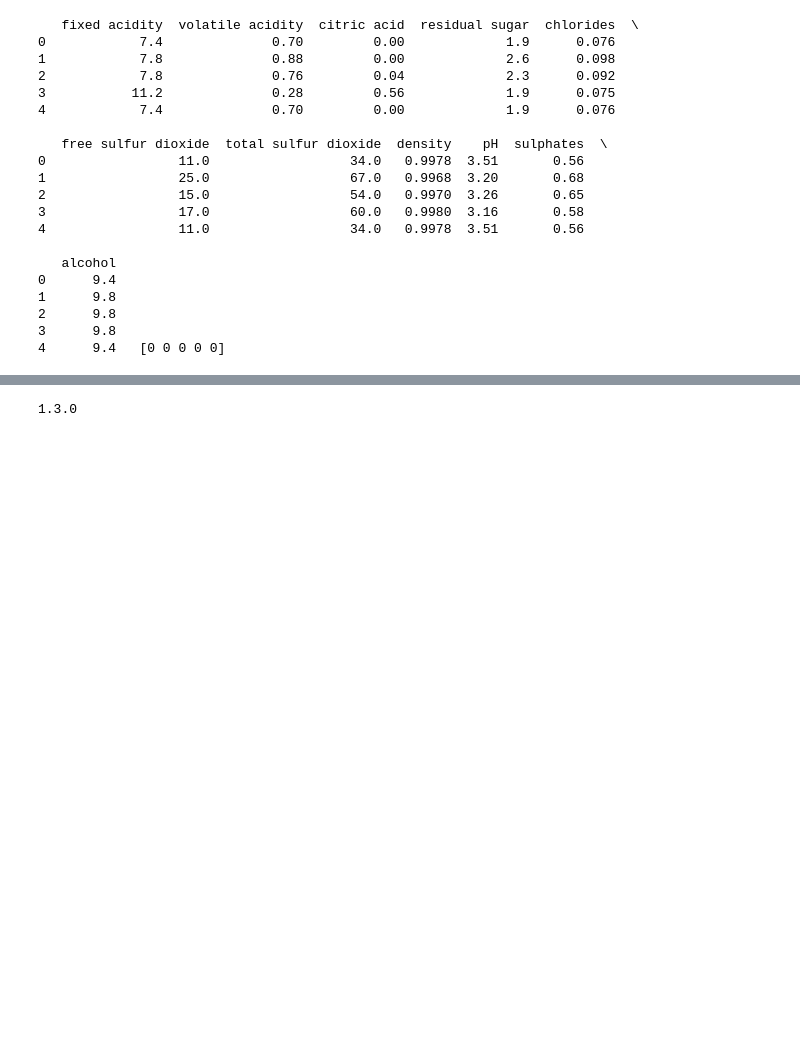
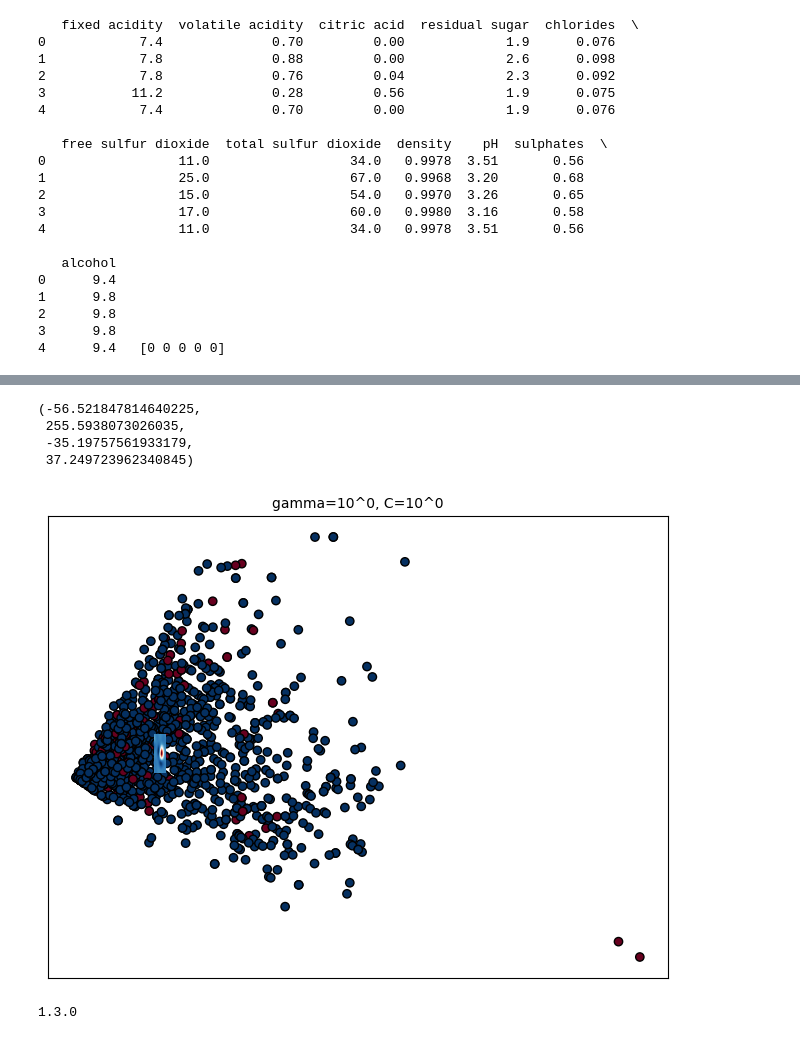
Before and after one commit to sawa25/2Y_ML_project8, a Jupyter notebook: miniproject8.ipynb, the cells around one changed output, grey strips where cells are left out. Cells and saved outputs as stored; diff of their text form; code cells hidden in the pictures; blank space fills up the shorter version.

```diff
--- a/miniproject8.ipynb
+++ b/miniproject8.ipynb
@@ -350 +429,25 @@ ValueError: X has 2 features, but SVC is expecting 11 features as input.
+# %%
+plt.figure(figsize=(8, 6))
+C=1
+gamma=1
+clf = SVC(C=C, gamma=gamma)
+clf.fit(X_pca, y)
+Z = clf.decision_function(np.c_[xx.ravel(), yy.ravel()])
+Z = Z.reshape(xx.shape)
+# визуализируем функцию принятия решения для этих параметров
+# plt.subplot(len(C_2d_range), len(gamma_2d_range), k + 1)
+plt.title("gamma=10^%d, C=10^%d" % (np.log10(gamma), np.log10(C)), size="medium")
+
+# визуализируем влияние параметра на функцию принятия решения
+plt.scatter(X_pca[:, 0], X_pca[:, 1], c=y, cmap=plt.cm.RdBu_r, edgecolors="k")
+plt.pcolormesh(xx, yy, -Z, cmap=plt.cm.RdBu)
+plt.xticks(())
+plt.yticks(())
+plt.axis("tight")
+# %% [output]
+(-56.521847814640225,
+ 255.5938073026035,
+ -35.19757561933179,
+ 37.249723962340845)
+[figure, added]
 # %%
```
Also changed, not shown: parts of 9 cells of this notebook.
